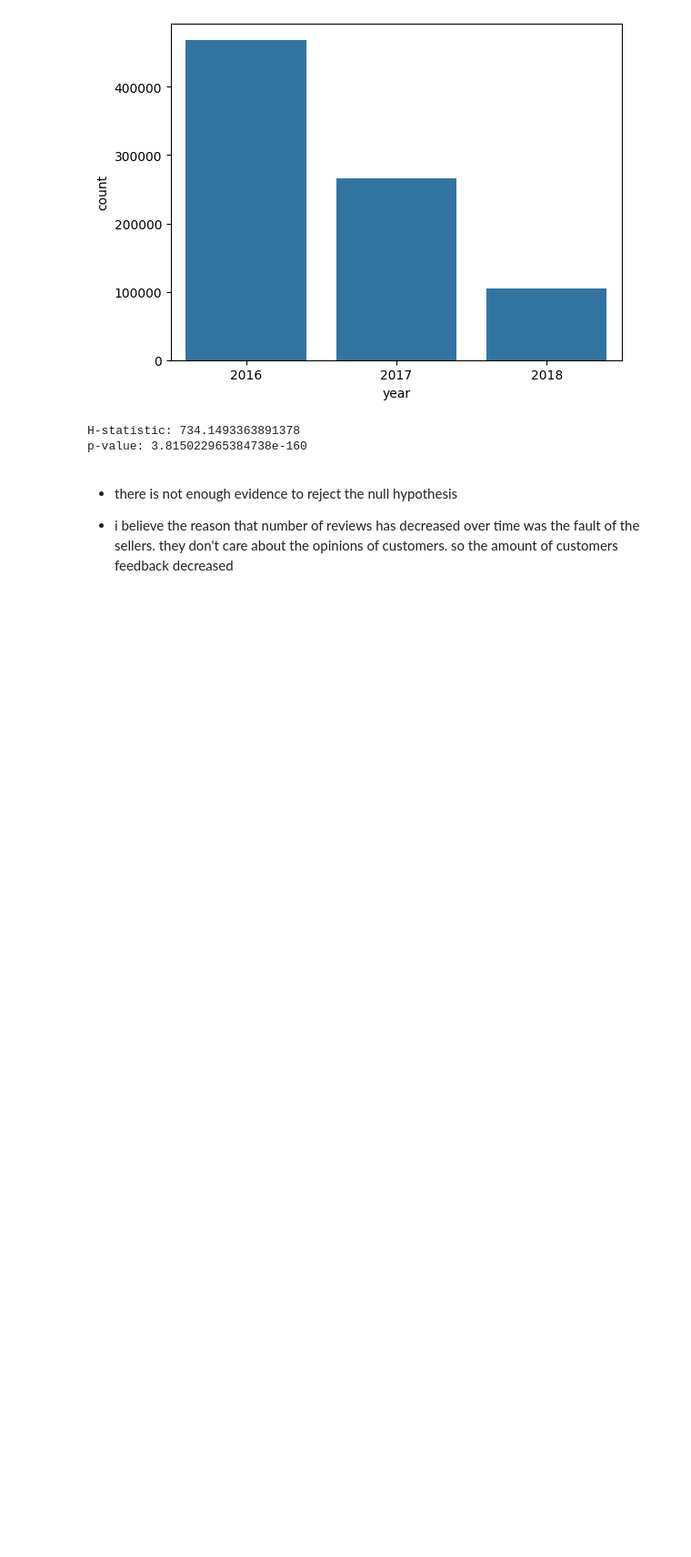
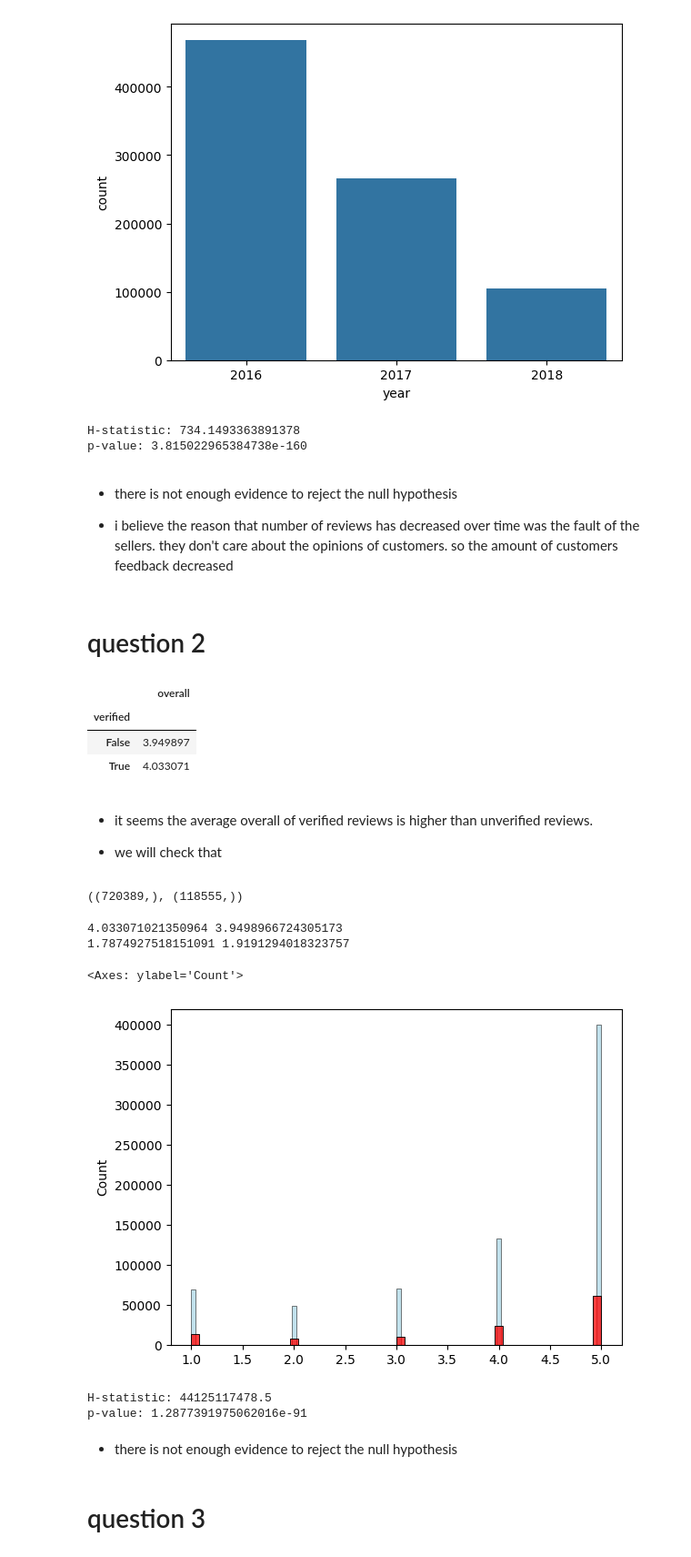
Before and after one commit to erfanBohloul/quera-DL, a Jupyter notebook: Question 2/part 1/question2_part1.ipynb, the cells around one changed output. Shown at 91% size. Saved outputs shown, nothing was run; the diff lists cells and outputs as text; code cells hidden in the pictures; blank space fills up the shorter version.

```diff
--- a/Question 2/part 1/question2_part1.ipynb
+++ b/Question 2/part 1/question2_part1.ipynb
@@ -353,3 +355,50 @@ p-value: 3.815022965384738e-160
 * there is not enough evidence to reject the null hypothesis
 
 * i believe the reason that number of reviews has decreased over time was the fault of the sellers. they don't care about the opinions of customers. so the amount of customers feedback decreased
+# %% [markdown]
+# question 2
+# %%
+vdf = df[['verified' ,'overall']]
+vdf.groupby('verified').mean()
+# %% [output]
+|  | overall |
+| verified |  |
+| False | 3.949897 |
+| True | 4.033071 |
+# %% [markdown]
+* it seems the average overall of verified reviews is higher than unverified reviews.
+
+* we will check that
+# %%
+verified = vdf[vdf.verified]['overall'].to_numpy()
+unverified = vdf[~vdf.verified]['overall'].to_numpy()
+verified.shape, unverified.shape
+# %% [output]
+((720389,), (118555,))
+# %%
+print(verified.mean(), unverified.mean())
+print(verified.var(), unverified.var())
+# %% [output]
+4.033071021350964 3.9498966724305173
+1.7874927518151091 1.9191294018323757
+# %%
+fig, ax = plt.subplots()
+sns.histplot(data=verified, ax=ax, color='lightblue')
+sns.histplot(data=unverified, ax=ax, color='red')
+# %% [output]
+<Axes: ylabel='Count'>
+[figure, added]
+# %%
+# using mannwhitneyu test
+from scipy.stats import mannwhitneyu
+H, p = mannwhitneyu(verified, unverified, alternative='greater')
+
+print("H-statistic:", H)
+print("p-value:", p)
+# %% [output]
+H-statistic: 44125117478.5
+p-value: 1.2877391975062016e-91
+# %% [markdown]
+* there is not enough evidence to reject the null hypothesis
+# %% [markdown]
+# question 3
```
Also changed, not shown: parts of 21 cells of this notebook, 1 other file.
